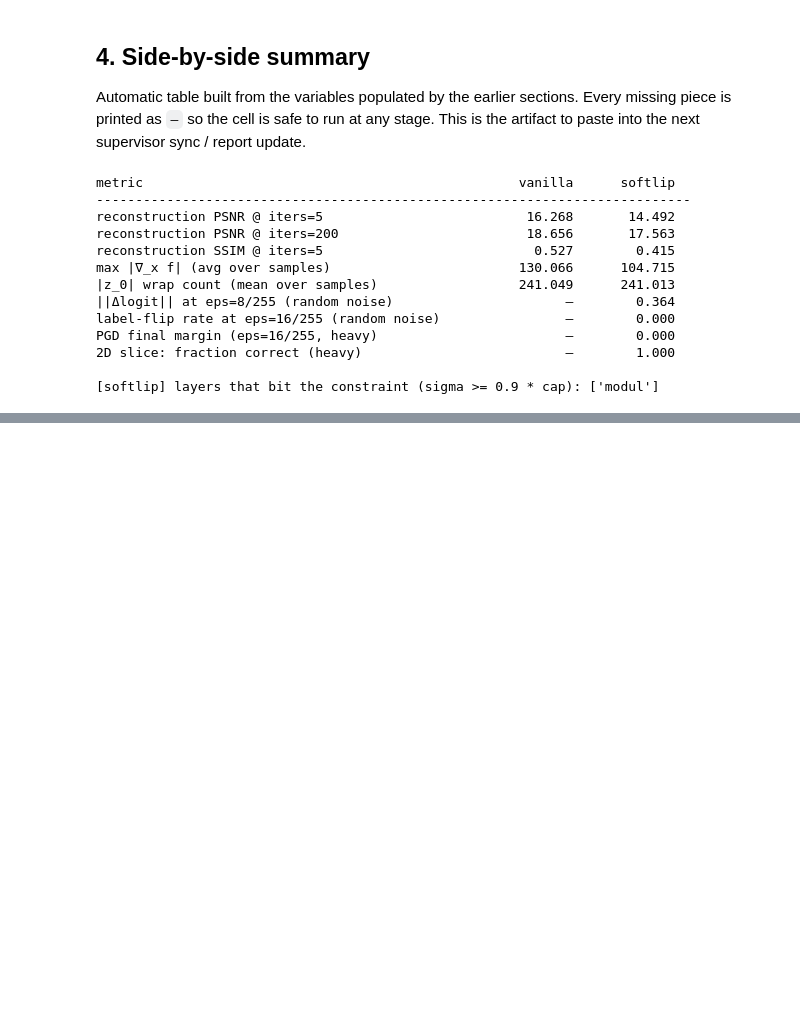
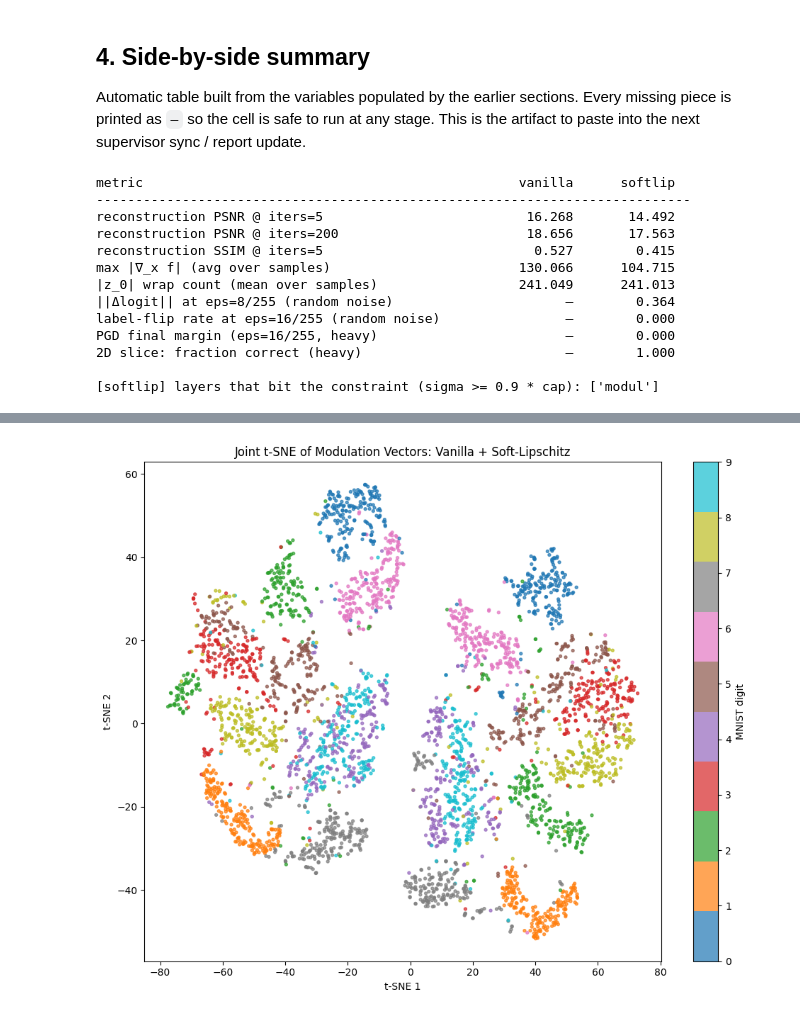
Before and after one commit to omarghara/SIREN_Vista, a Jupyter notebook: notebooks/model_diagnostics.ipynb, the cells around one changed output, grey strips where cells are left out. Drawn from its saved outputs; the diff is of its cells as text; code cells hidden in the pictures; blank space fills up the shorter version.

```diff
--- a/notebooks/model_diagnostics.ipynb
+++ b/notebooks/model_diagnostics.ipynb
@@ -1556,0 +1585,24 @@ PGD final margin (eps=16/255, heavy)                        —        0.000
+# %%
+# ---- t-SNE configuration -------------------------------------------------
+
+from sklearn.preprocessing import StandardScaler
+from sklearn.decomposition import PCA
+from sklearn.manifold import TSNE
+import joblib
+
+# Try the most likely functaset paths first.
+# Change these if your functasets are saved somewhere else.
+VANILLA_FUNCTASET_CANDIDATES = [
+    REPO_ROOT / "runs" / "vanilla_e40_lr0.01_cw512_md512_do0p2_cd3_bs256" / "functaset" / "mnist_test.pkl",
+    REPO_ROOT / "functaset_vanilla" / "mnist_test.pkl",
+    REPO_ROOT / "functaset" / "mnist_test.pkl",
+]
+
+SOFTLIP_FUNCTASET_CANDIDATES = [
+    REPO_ROOT / "runs" / "softlip_L30_lam1e+00_all_skip0" / "functaset" / "mnist_test.pkl",
+    REPO_ROOT / "functaset_softlip_L30_lam1e+00_all_skip0" / "mnist_test.pkl",
+    REPO_ROOT / "functaset_lipschitz" / "mnist_test.pkl",
+]
+
+N_TSNE_PER_CLASS = 200
+TSNE_RANDOM_STATE = SEED
@@ -1556,0 +1740,20 @@ PGD final margin (eps=16/255, heavy)                        —        0.000
+# %%
+plt.figure(figsize=(10, 8))
+
+scatter = plt.scatter(
+    Z[:, 0],
+    Z[:, 1],
+    c=y_all,
+    s=8,
+    alpha=0.7,
+    cmap="tab10",
+)
+
+plt.colorbar(scatter, ticks=range(10), label="MNIST digit")
+plt.title("Joint t-SNE of Modulation Vectors: Vanilla + Soft-Lipschitz")
+plt.xlabel("t-SNE 1")
+plt.ylabel("t-SNE 2")
+plt.tight_layout()
+plt.show()
+# %% [output]
+[figure, added]
```
Also changed, not shown: parts of 18 cells of this notebook, 25 other files.
